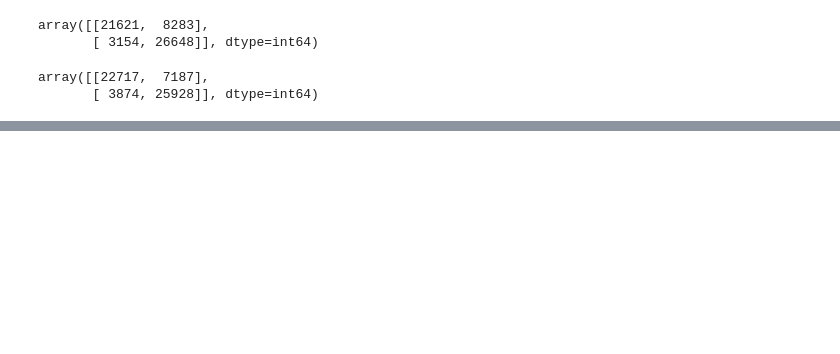
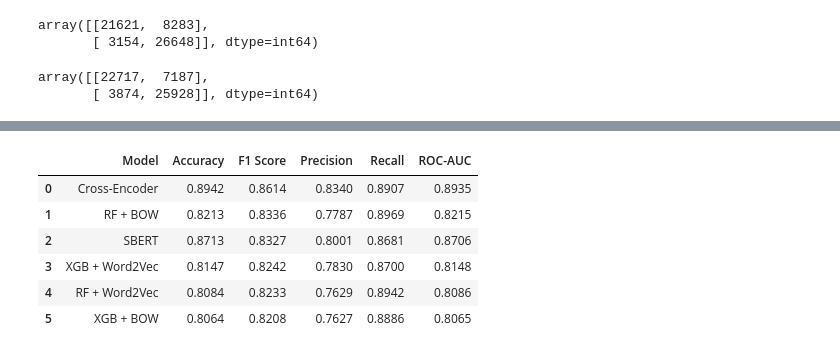
Before and after one commit to Vraj-Priyadarshi/nlp_project, a Jupyter notebook: final_trying.ipynb, the cells around one changed output, grey strips where cells are left out. Cells and saved outputs as stored; diff of their text form; code cells hidden in the pictures; blank space fills up the shorter version.

Commit message:
sbert and crossencoder

```diff
--- a/final_trying.ipynb
+++ b/final_trying.ipynb
@@ -1995,0 +1331,81 @@ Best ROC-AUC:   RF + BOW (0.8215)
+# %%
+# ============================================
+# FINAL MODEL COMPARISON - ALL MODELS
+# ============================================
+import joblib
+import numpy as np
+import pandas as pd
+import matplotlib.pyplot as plt
+import seaborn as sns
+from sklearn.metrics import (accuracy_score, f1_score, precision_score,
+                             recall_score, roc_auc_score, confusion_matrix)
+
+# ---- SBERT predictions using best threshold ----
+sbert_pred_labels = (cosine_scores.cpu().numpy() > best_thresh).astype(int)
+
+# ---- Cross-Encoder predictions using best threshold ----
+cross_pred_labels = (cross_probs > best_thresh_ce).astype(int)
+
+# Model comparison using already computed predictions
+predictions_config = {
+    'RF + BOW': {
+        'y_test': y_test,
+        'y_pred': y_pred,
+    },
+    'XGB + BOW': {
+        'y_test': y_test,
+        'y_pred': y_pred1,
+    },
+    'RF + Word2Vec': {
+        'y_test': y_test_wtv,
+        'y_pred': y_pred_wtv,
+    },
+    'XGB + Word2Vec': {
+        'y_test': y_test_wtv,
+        'y_pred': y_pred_wtv_1,
+    },
+    'SBERT': {
+        'y_test': true_labels,
+        'y_pred': sbert_pred_labels,
+    },
+    'Cross-Encoder': {
+        'y_test': true_labels,
+        'y_pred': cross_pred_labels,
+    },
+}
+
+# Compute metrics for all models
+results = []
+predictions_dict = {}
+
+for name, config in predictions_config.items():
+    y_t = config['y_test']
+    y_p = config['y_pred']
+
+    predictions_dict[name] = {'y_pred': y_p, 'y_test': y_t}
+
+    acc = accuracy_score(y_t, y_p)
+    f1 = f1_score(y_t, y_p)
+    prec = precision_score(y_t, y_p)
+    rec = recall_score(y_t, y_p)
+    roc = roc_auc_score(y_t, y_p)
+
+    results.append({
+        'Model': name,
+        'Accuracy': acc,
+        'F1 Score': f1,
+        'Precision': prec,
+        'Recall': rec,
+        'ROC-AUC': roc
+    })
+
+# Create results DataFrame
+results_df = pd.DataFrame(results)
+results_df = results_df.round(4)
+results_df = results_df.sort_values('F1 Score', ascending=False).reset_index(drop=True)
+
+print("=" * 80)
+print("                    FINAL MODEL COMPARISON SUMMARY")
+print("=" * 80)
+display(results_df)
+# %% [output]
@@ -1995,0 +1415,7 @@ Best ROC-AUC:   RF + BOW (0.8215)
+|  | Model | Accuracy | F1 Score | Precision | Recall | ROC-AUC |
+| 0 | Cross-Encoder | 0.8942 | 0.8614 | 0.8340 | 0.8907 | 0.8935 |
+| 1 | RF + BOW | 0.8213 | 0.8336 | 0.7787 | 0.8969 | 0.8215 |
+| 2 | SBERT | 0.8713 | 0.8327 | 0.8001 | 0.8681 | 0.8706 |
+| 3 | XGB + Word2Vec | 0.8147 | 0.8242 | 0.7830 | 0.8700 | 0.8148 |
+| 4 | RF + Word2Vec | 0.8084 | 0.8233 | 0.7629 | 0.8942 | 0.8086 |
+| 5 | XGB + BOW | 0.8064 | 0.8208 | 0.7627 | 0.8886 | 0.8065 |
```
Also changed, not shown: parts of 124 cells of this notebook, 6 other files.
